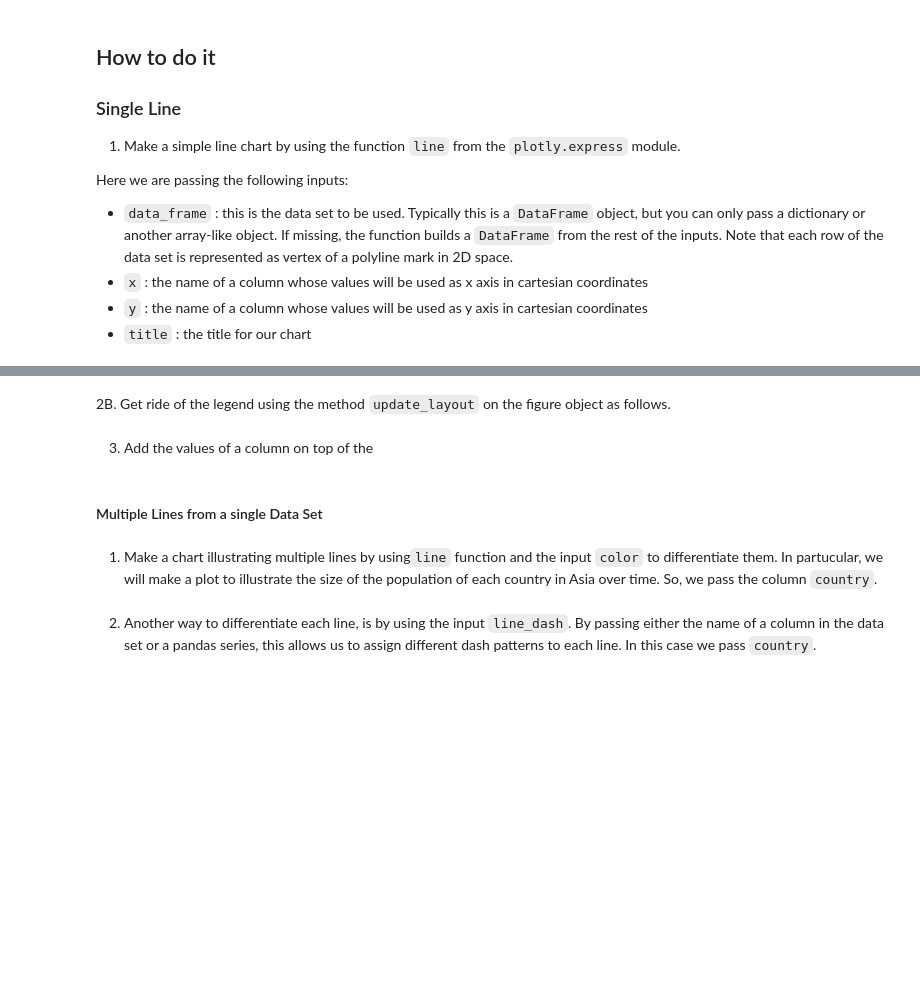
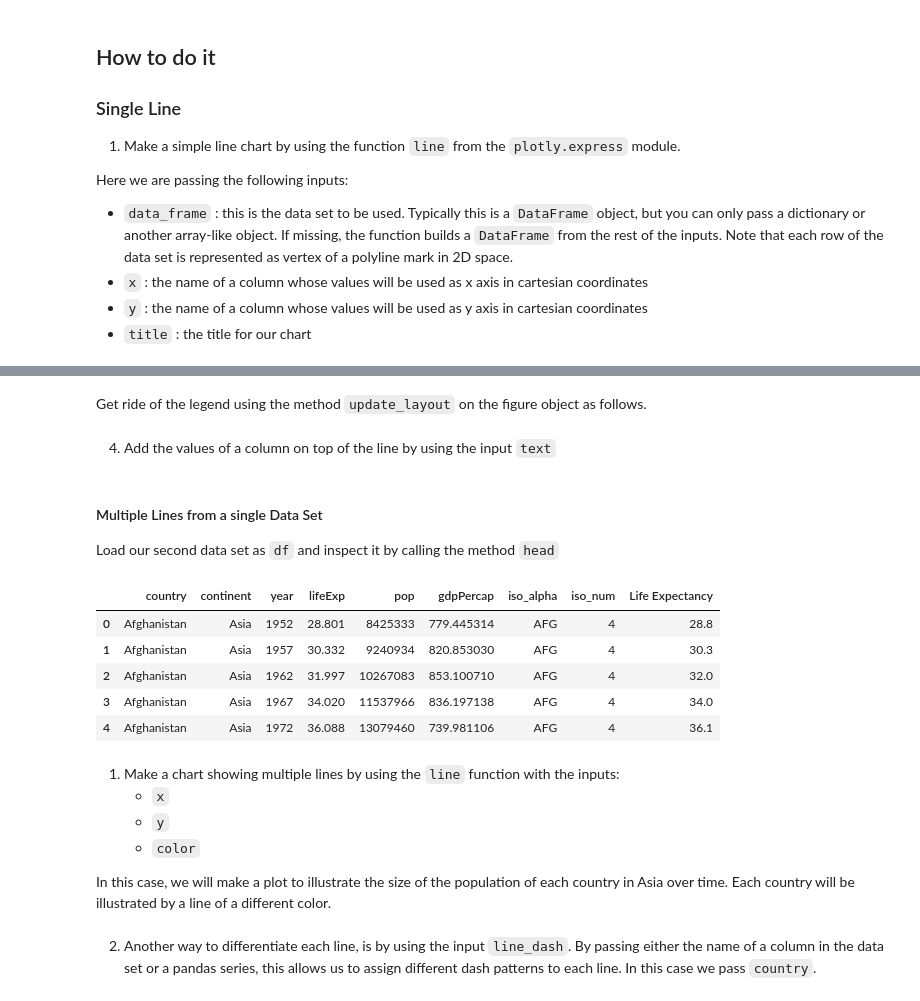
Before and after one commit to PacktPublishing/Plotly-Dash-Cookbook, a Jupyter notebook: Cookbook/chapter_03/ch03_recipe02.ipynb, the cells around one changed output, grey strips where cells are left out. Drawn from its saved outputs; the diff is of its cells as text; code cells hidden in the pictures; blank space fills up the shorter version.

```diff
--- a/Cookbook/chapter_03/ch03_recipe02.ipynb
+++ b/Cookbook/chapter_03/ch03_recipe02.ipynb
@@ -47,5 +64,5 @@ fig.show()
 # %% [markdown]
-2B. Get ride of the legend using the method `update_layout` on the figure object as follows.
+Get ride of the legend using the method `update_layout` on the figure object as follows.
 # %%
 fig = px.line(df, x="year", y="Life Expectancy",
               color='country', color_discrete_map={'China':'green'},
@@ -53,5 +71,5 @@ fig = px.line(df, x="year", y="Life Expectancy",
 fig.update_layout(showlegend=False)
 fig.show()
 # %% [markdown]
-3. Add the values of a column on top of the
+4. Add the values of a column on top of the  line by using the input `text`
 # %%
@@ -60,6 +80,23 @@ fig = px.line(df, x="year", y="Life Expectancy", text='Life Expectancy',
 fig.show()
 # %% [markdown]
 #### Multiple Lines from a single Data Set
+
+Load our second data set as `df` and inspect it by calling the method `head`
+# %%
+df = data2
+df.head()
+# %% [output]
+|  | country | continent | year | lifeExp | pop | gdpPercap | iso_alpha | iso_num | Life Expectancy |
+| 0 | Afghanistan | Asia | 1952 | 28.801 | 8425333 | 779.445314 | AFG | 4 | 28.8 |
+| 1 | Afghanistan | Asia | 1957 | 30.332 | 9240934 | 820.853030 | AFG | 4 | 30.3 |
+| 2 | Afghanistan | Asia | 1962 | 31.997 | 10267083 | 853.100710 | AFG | 4 | 32.0 |
+| 3 | Afghanistan | Asia | 1967 | 34.020 | 11537966 | 836.197138 | AFG | 4 | 34.0 |
+| 4 | Afghanistan | Asia | 1972 | 36.088 | 13079460 | 739.981106 | AFG | 4 | 36.1 |
 # %% [markdown]
-1. Make a chart illustrating multiple lines by using`line` function and the input `color` to differentiate them. In partucular, we will make a plot to illustrate the size of the population of each country in Asia over time. So, we pass the column `country`.
+1. Make a chart showing multiple lines by using the `line` function with the inputs:
+   - `x`
+   - `y`
+   - `color`
+
+In this case, we will make a plot to illustrate the size of the population of each country in Asia over time. Each country will be illustrated by a line of a different color.
 # %%
```
Also changed, not shown: parts of 13 cells of this notebook.
